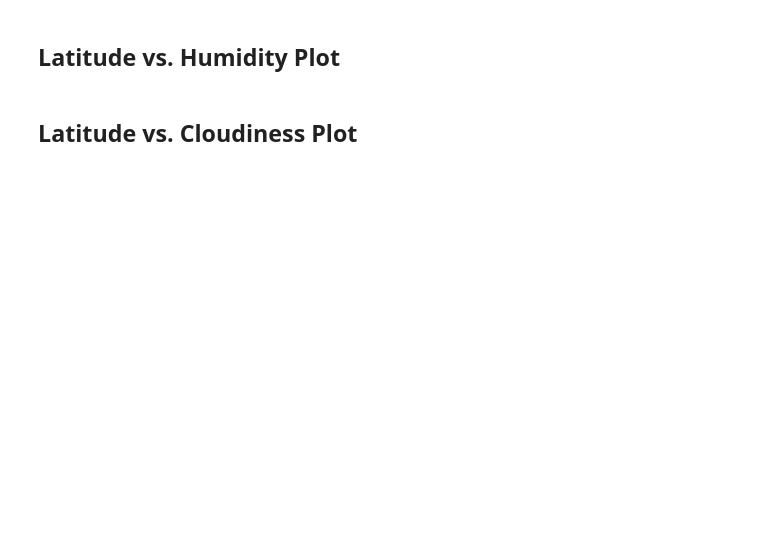
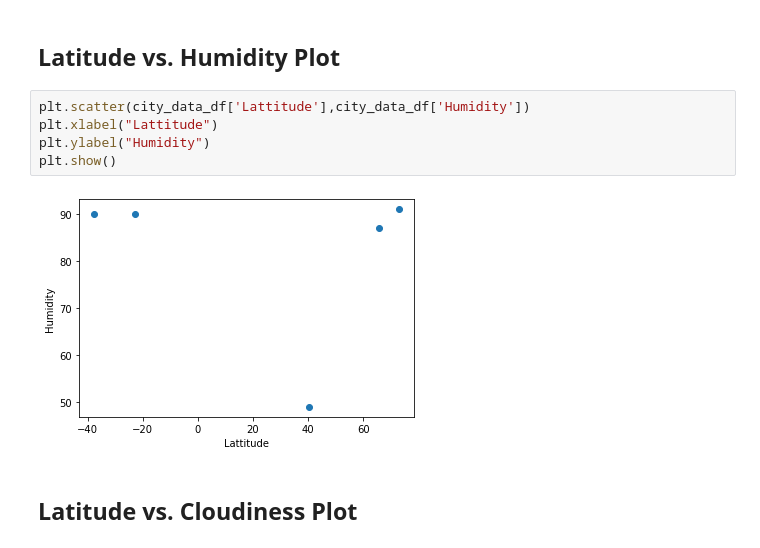
Before and after one commit to SrideviMadduri/python-api-challange, a Jupyter notebook: WeatherPy/WeatherPy.ipynb, the cells around one changed output. Cells and saved outputs as stored; diff of their text form; blank space fills up the shorter version.

```diff
--- a/WeatherPy/WeatherPy.ipynb
+++ b/WeatherPy/WeatherPy.ipynb
@@ -131,4 +173,11 @@ Skip this step if there are no cities that have humidity > 100%.
 # %% [markdown]
 ## Latitude vs. Humidity Plot
+# %%
+plt.scatter(city_data_df['Lattitude'],city_data_df['Humidity'])
+plt.xlabel("Lattitude")
+plt.ylabel("Humidity")
+plt.show()
+# %% [output]
+[figure, added]
 # %% [markdown]
 ## Latitude vs. Cloudiness Plot
```
Also changed, not shown: parts of 18 cells of this notebook, 1 other file.
